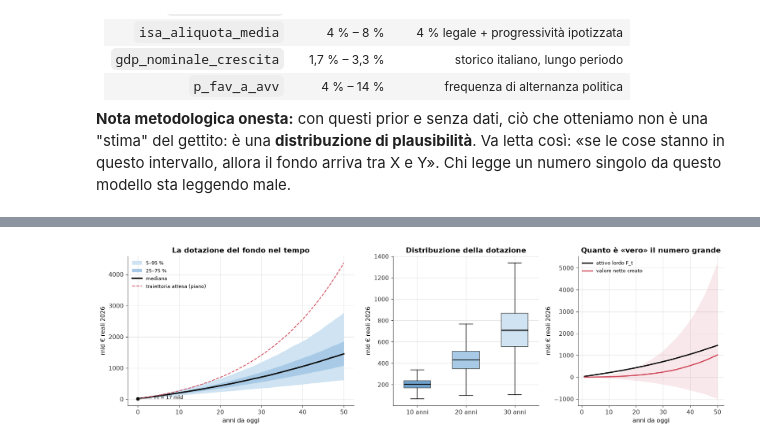
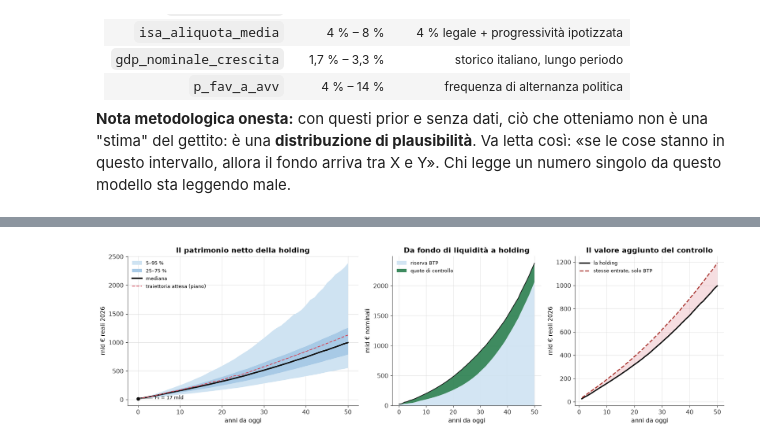
Before and after one commit to massimilianoromanello95-dotcom/Fuffaguru_AVS, a Jupyter notebook: notebooks/01_fondo_sovrano.ipynb, the cells around one changed output, grey strips where cells are left out. Drawn from its saved outputs; the diff is of its cells as text; code cells hidden in the pictures.

```diff
--- a/notebooks/01_fondo_sovrano.ipynb
+++ b/notebooks/01_fondo_sovrano.ipynb
@@ -893,7 +951,7 @@ for al in aliquote:
     y = [(P0["fonti.ipp_ricchezza_netta_mld"] * quota_oltre_soglia(s) * al
           * P0["fonti.ipp_compliance"]) - P0["fonti.ipp_costi_gestione_mld"] for s in soglie]
     axes[0].plot(soglie / 1e3, np.maximum(y, 0), marker="o", ms=4,
-                 label=f"aliquota {al * 100:.1f} %")
+                 label=f"aliquota {al * 100:.2f} %")
 axes[0].axvline(500, color=C["accent"], ls="--", lw=1.2)
 axes[0].text(510, axes[0].get_ylim()[1] * 0.93, "soglia scelta\n500 k€", fontsize=8.5,
              color=C["accent"], va="top")
@@ -1769,9 +2262,8 @@ else:
     MKT.to_csv(CSV_PATH, index=False)
     fonte = f"scritto in {CSV_PATH.name} (modificalo e rilancia per usare i tuoi dati)"
 
-COLMAP = {"ENEL": "enel", "ENI": "eni", "Poste Italiane": "poste", "Terna": "terna",
-          "Snam": "snam", "Leonardo": "leonardo", "FS / Trenitalia": "fs",
-          "TIM rete (NetCo)": "tim"}
+COLMAP = {"ENEL": "enel", "ENI": "eni", "Poste": "poste", "Terna": "terna",
+          "Snam": "snam", "Leonardo": "leonardo", "TIMrete": "tim"}
 
 _cols = [COLMAP[t] for t in BASKET.index]
 _R = MKT[_cols].to_numpy(dtype=float)
@@ -1902,7 +2394,17 @@ p0[:, 2] = np.clip(p0[:, 2], M.y_prior_lo + 1e-3, M.y_prior_hi - 1e-3)
 p0[:, 3] = np.clip(p0[:, 3], 0.001, 0.079)
 
 if HAS_EMCEE:
+    # Seed esplicito: `seed=` non è un argomento di EnsembleSampler (viene
+    # inghiottito da **kwargs e ignorato) — il generatore va assegnato a mano.
+    # Senza questo, ogni run del notebook produce numeri diversi e i commenti
+    # nei markdown invecchiano da soli.
+    # emcee tocca ANCHE il generatore globale (oltre al proprio
+    # `random_state`), quindi vanno seminati entrambi — altrimenti ogni run
+    # del notebook produce una catena diversa e i numeri nei commenti
+    # invecchiano da soli. Verificato: due run identiche danno lo stesso μ.
+    np.random.seed(SEED)
     _sampler = emcee.EnsembleSampler(nwalk, 4, log_post)
+    _sampler.random_state = np.random.RandomState(SEED)
     _sampler.run_mcmc(p0, M.n_steps, progress=False)
     CHAINS = _sampler.get_chain(discard=M.n_burn, thin=M.thin)        # (nwalk, nkept, 4)
     ACC = float(np.mean(_sampler.acceptance_fraction))
@@ -2136,68 +2688,68 @@ P(il fondo supera i 100 mld reali entro 15 anni): 100%
 # %%
-# ── Ventaglio della dotazione, distribuzioni, valore netto ──────────────────
+# ── Ventaglio del NAV, composizione, confronto col controfattuale ───────────
 fig = plt.figure(figsize=(15.4, 4.6))
 gs = fig.add_gridspec(1, 3, width_ratios=[1.55, 1.0, 1.0])
 
 # (a) ventaglio
 ax = fig.add_subplot(gs[0, 0])
 ax.fill_between(anni, np.quantile(FR, 0.05, axis=0), np.quantile(FR, 0.95, axis=0),
                 color=C["band1"], lw=0, label="5–95 %")
 ax.fill_between(anni, np.quantile(FR, 0.25, axis=0), np.quantile(FR, 0.75, axis=0),
                 color=C["band2"], lw=0, label="25–75 %")
 ax.plot(anni, np.median(FR, axis=0), color=C["tot"], lw=2.4, label="mediana")
-ax.plot(anni, BASE_MAIN, color=C["accent"], lw=1.4, ls="--", label="traiettoria attesa (piano)")
+_idx_med = np.concatenate([[1.0], np.median(np.cumprod(1 + SIM["infl"], axis=1), axis=0)])
+ax.plot(anni, BASE_MAIN / _idx_med, color=C["accent"], lw=1.4, ls="--",
+        label="traiettoria attesa (piano)")
 _F0m = float(np.median(SIM["F0"]))
 ax.scatter([0], [_F0m], color=C["tot"], zorder=5, s=28)
 ax.annotate(f"F₀ = {_F0m:.0f} mld", xy=(0, _F0m), xytext=(4, _F0m * 0.45),
             fontsize=8.5, arrowprops=dict(arrowstyle="-", color=C["grey"], lw=0.8))
 ax.set_xlabel("anni da oggi")
 ax.set_ylabel("mld € reali 2026")
-ax.set_title("La dotazione del fondo nel tempo")
+ax.set_title("Il patrimonio netto della holding")
 ax.legend(loc="upper left", fontsize=8.6)
 ax.spines[["top", "right"]].set_visible(False)
 
-# (b) distribuzione a 10/20/30 anni
+# (b) composizione nel tempo: cassa in BTP vs quote di controllo
 ax = fig.add_subplot(gs[0, 1])
-orizzonti = [10, 20, 30]
-dati = [FR[:, h] for h in orizzonti]
-bp = ax.boxplot(dati, tick_labels=[f"{h} anni" for h in orizzonti], patch_artist=True,
-                widths=0.55, showfliers=False, medianprops=dict(color=C["tot"], lw=1.8))
-for patch, col in zip(bp["boxes"], [C["band3"], C["band2"], C["band1"]]):
-    patch.set_facecolor(col)
-    patch.set_edgecolor("#555555")
-ax.set_ylabel("mld € reali 2026")
-ax.set_title("Distribuzione della dotazione")
+_bm = np.median(SIM["B"], axis=0)
+_pm = np.median(SIM["POS"].sum(axis=2), axis=0)
+ax.stackplot(anni, _bm, _pm, colors=[C["band1"], C["equity"]],
+             labels=["riserva BTP", "quote di controllo"], alpha=0.9, lw=0)
+ax.plot(anni, _bm + _pm, color=C["tot"], lw=1.2)
+ax.set_xlabel("anni da oggi")
+ax.set_ylabel("mld € nominali")
+ax.set_title("Da fondo di liquidità a holding")
+ax.legend(loc="upper left", fontsize=8.6)
 ax.spines[["top", "right"]].set_visible(False)
 
-# (c) valore netto creato vs attivo lordo
+# (c) NAV vs controfattuale "tutto in BTP"
 ax = fig.add_subplot(gs[0, 2])
-phi = SIM["phi"]
-qnr = float(P0["mercati.quota_non_residenti"])
-y = SIM["y_btp"][:, :-1]
-Fpre = SIM["F"][:, :-1]
-valore = ((1 - phi[None, :]) * Fpre * (SIM["alpha"] - y)
-          + qnr * phi[None, :] * Fpre * y)
-cum_val = np.cumsum(valore, axis=1)
-ax.plot(anni[1:], np.median(FR[:, 1:], axis=0), color=C["tot"], lw=2.2, label="attivo lordo F_t")
-ax.plot(anni[1:], np.median(cum_val, axis=0), color=C["accent"], lw=2.0,
-        label="valore netto creato")
-ax.fill_between(anni[1:], np.quantile(cum_val, 0.05, axis=0), np.quantile(cum_val, 0.95, axis=0),
-                color=C["accent"], alpha=0.12, lw=0)
+_cr = SIM["CONTRO_reale"]
+ax.plot(anni[1:], np.median(FR[:, 1:], axis=0), color=C["tot"], lw=2.2, label="la holding")
+ax.plot(anni[1:], np.median(_cr[:, 1:], axis=0), color=C["btp"], lw=1.8, ls="--",
+        label="stesse entrate, solo BTP")
+ax.fill_between(anni[1:], np.median(_cr[:, 1:], axis=0), np.median(FR[:, 1:], axis=0),
+                color=C["accent"], alpha=0.18, lw=0)
 ax.set_xlabel("anni da oggi")
 ax.set_ylabel("mld € reali 2026")
-ax.set_title("Quanto è «vero» il numero grande")
+ax.set_title("Il valore aggiunto del controllo")
 ax.legend(loc="upper left", fontsize=8.6)
 ax.spines[["top", "right"]].set_visible(False)
 
 plt.tight_layout()
 savefig(fig, "08_risultati")
 plt.show()
 
-_v30 = np.median(cum_val[:, 29])
-print(f"Attivo lordo mediano a 30 anni      : {np.median(FR[:, 30]):7.0f} mld € reali")
-print(f"Valore netto creato, mediana a 30 aa: {_v30:7.0f} mld € reali  "
-      f"({_v30 / np.median(FR[:, 30]):.0%} dell'attivo)")
-print("Il resto non è ricchezza nuova: è ricchezza spostata (gettito dirottato, "
-      "azioni comprate da privati, BTP ricomprati da altri creditori).")
+_v30 = np.median(FR[:, 30])
+_c30 = np.median(_cr[:, 30])
+print(f"NAV mediano a 30 anni                    : {_v30:7.0f} mld € reali")
+print(f"Controfattuale «tutto in BTP»            : {_c30:7.0f} mld € reali")
+print(f"Differenza attribuibile al controllo     : {_v30 - _c30:7.0f} mld € reali "
+      f"({(_v30 - _c30) / _c30:+.0%})")
+print("Attenzione: in quella differenza ci sono anche i dividendi incassati dalle quote\n"
+      "comprate dai privati. Sono un trasferimento, non ricchezza nuova: il Paese non\n"
+      "è più ricco, è più pubblico. La parte davvero «creata» è il rendimento delle\n"
+      "società meno il premio pagato per comprarle, e non è grande.")
 # %% [output]
-[figure, old version]
+[figure, new version]
```
Also changed, not shown: parts of 33 cells of this notebook, 27 other files.
